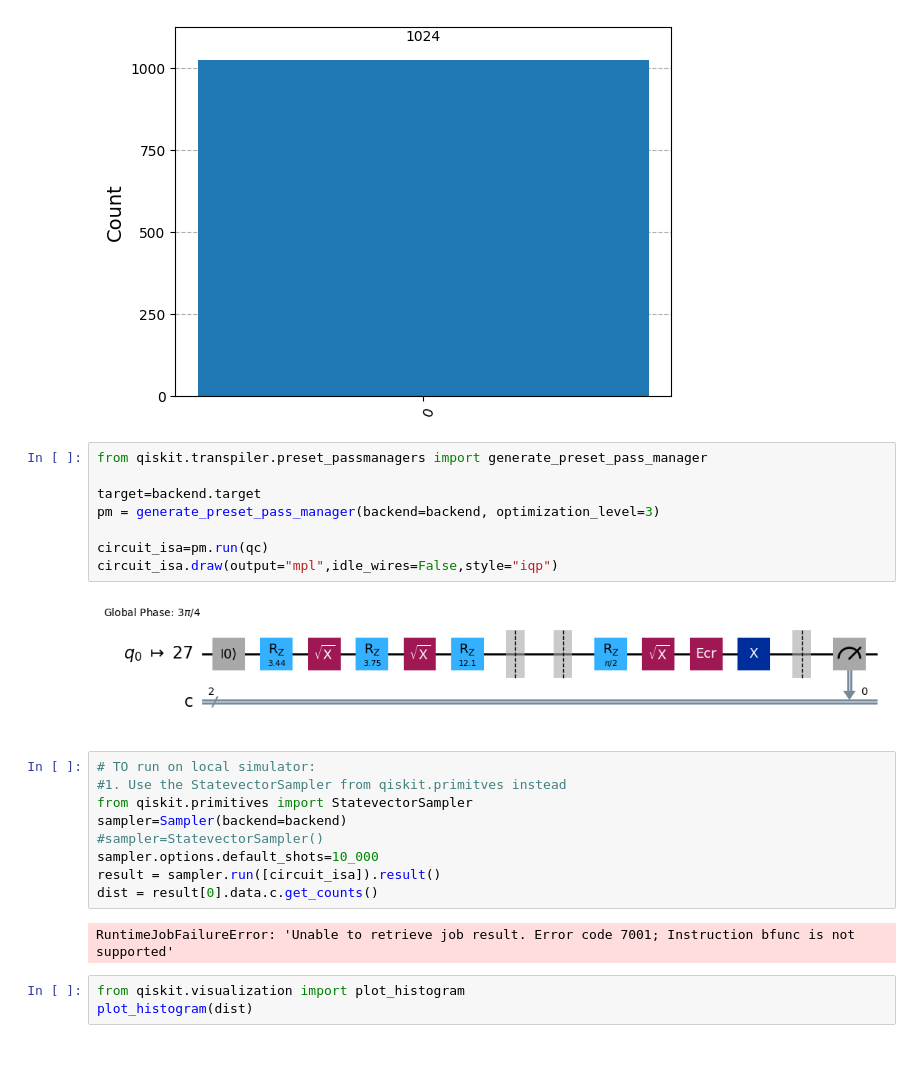
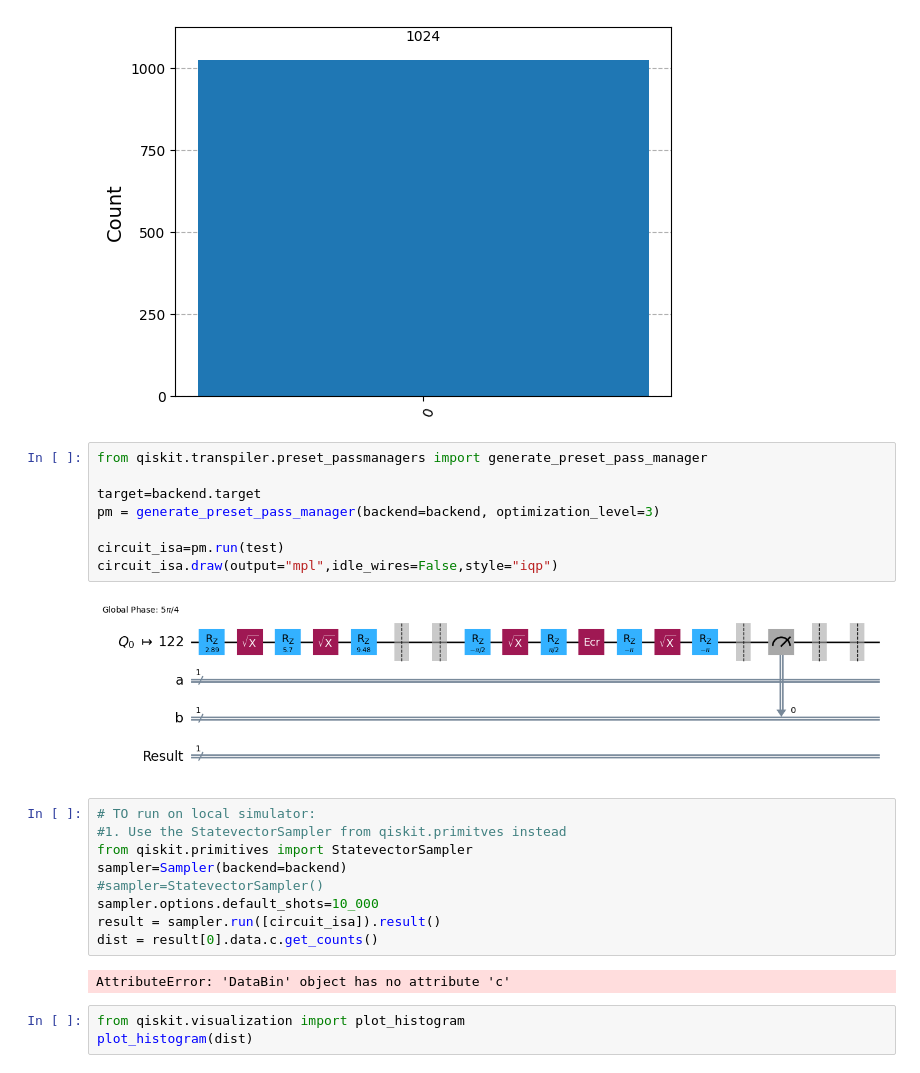
Before and after one commit to Nihar-Shah2001/Quantum_Computing_Notes, a Jupyter notebook: Notes/codes/3. Entanglement.ipynb, the cells around one changed output. Saved outputs shown, nothing was run; the diff lists cells and outputs as text.

```diff
--- a/Notes/codes/3. Entanglement.ipynb
+++ b/Notes/codes/3. Entanglement.ipynb
@@ -147,13 +147,13 @@ display(plot_histogram(filtered_statistics))
 # %%
 from qiskit.transpiler.preset_passmanagers import generate_preset_pass_manager
 
 target=backend.target
 pm = generate_preset_pass_manager(backend=backend, optimization_level=3)
 
-circuit_isa=pm.run(qc)
+circuit_isa=pm.run(test)
 circuit_isa.draw(output="mpl",idle_wires=False,style="iqp")
 # %% [output]
-[figure, old version]
+[figure, new version]
 # %%
 # TO run on local simulator:
 #1. Use the StatevectorSampler from qiskit.primitves instead
@@ -164,7 +164,7 @@ sampler.options.default_shots=10_000
 result = sampler.run([circuit_isa]).result()
 dist = result[0].data.c.get_counts()
 # %% [output]
-RuntimeJobFailureError: 'Unable to retrieve job result. Error code 7001; Instruction bfunc is not supported'
+AttributeError: 'DataBin' object has no attribute 'c'
 # %%
 from qiskit.visualization import plot_histogram
 plot_histogram(dist)
```
Also changed, not shown: parts of 3 cells of this notebook, 3 other files.
